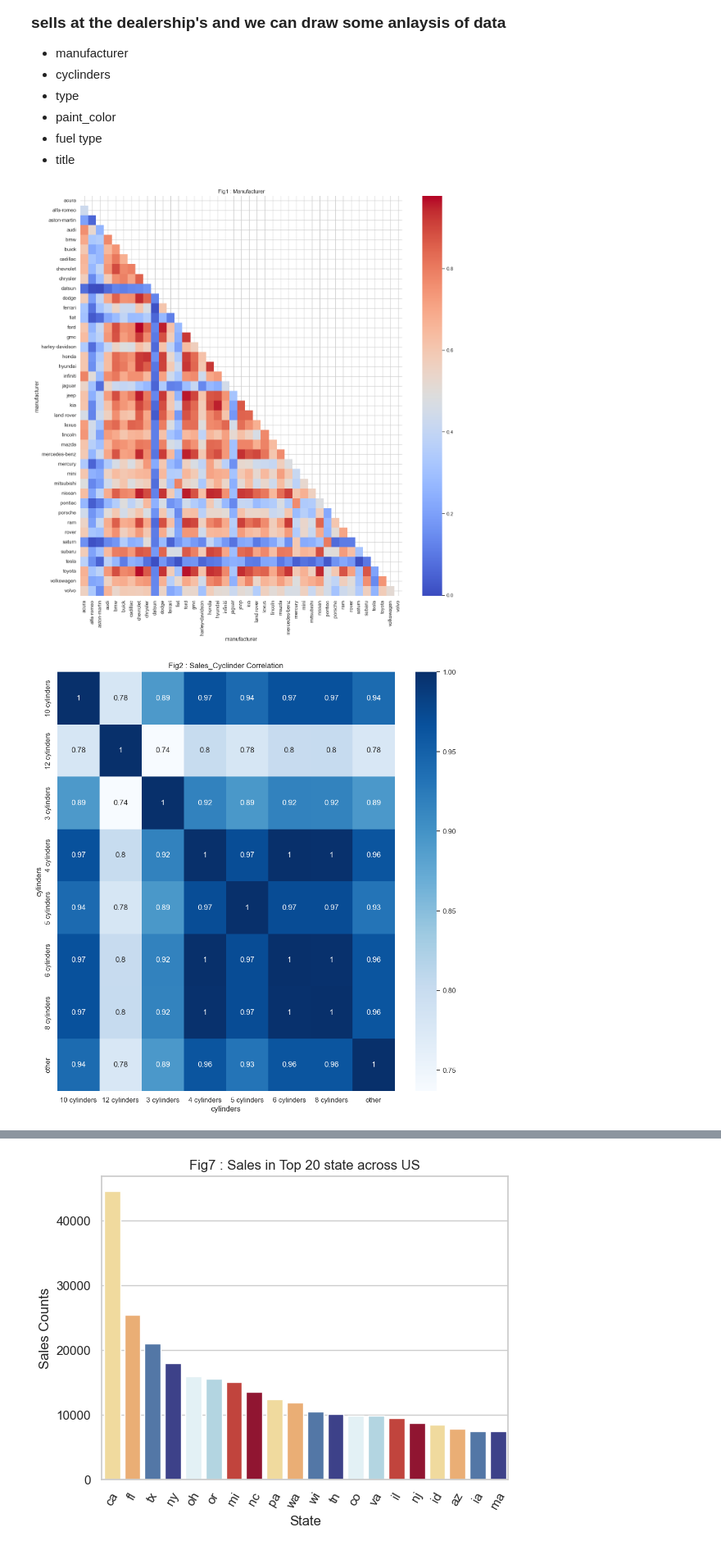
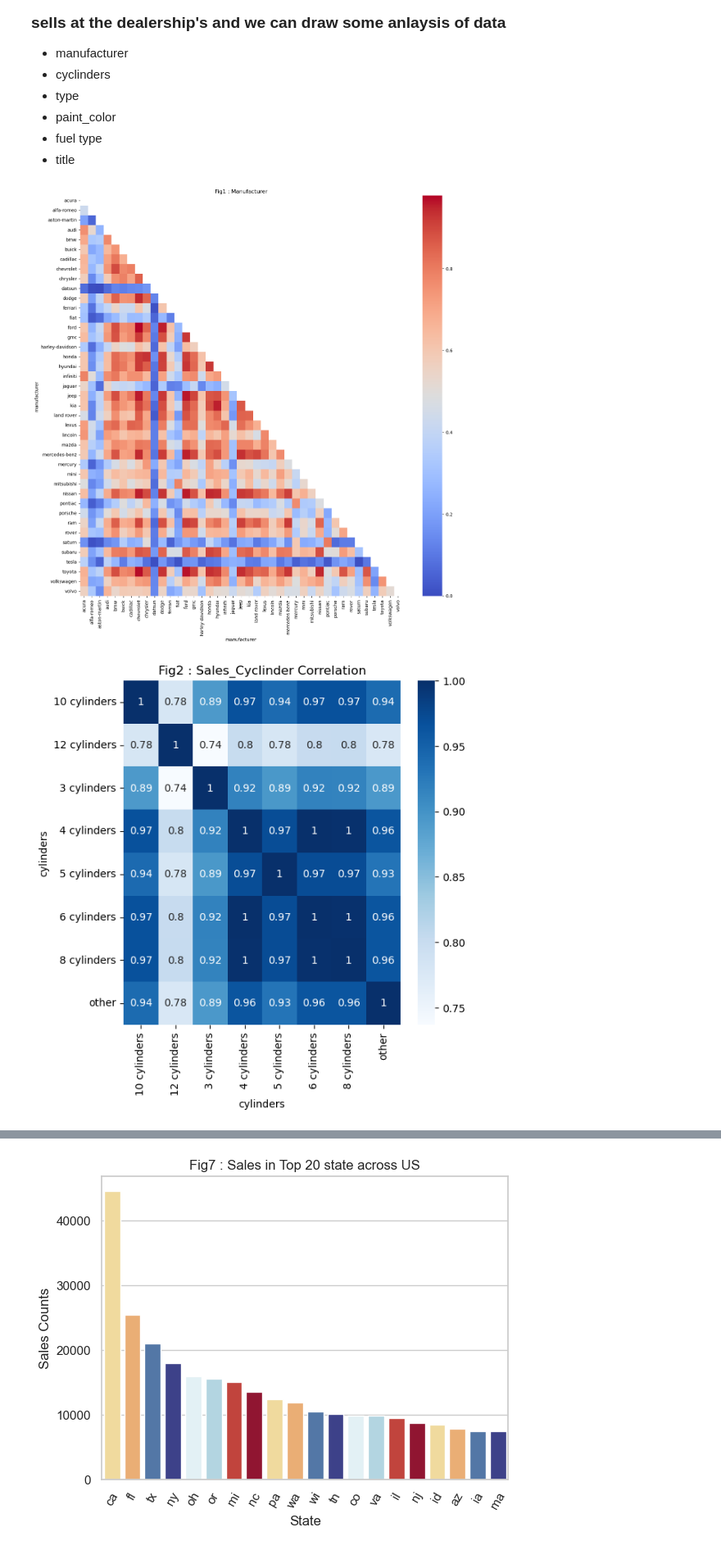
Before and after one commit to smunjal/AIML, a Jupyter notebook: PA_11/module_11.ipynb, the cells around one changed output, grey strips where cells are left out. Shown at 82% size. Drawn from its saved outputs; the diff is of its cells as text; code cells hidden in the pictures.

```diff
--- a/PA_11/module_11.ipynb
+++ b/PA_11/module_11.ipynb
@@ -351,23 +337,23 @@ plt.figure(figsize=(16,16))
 corr_data = pd.crosstab(used_cars_df.price, used_cars_df.manufacturer).corr()
 matrix = np.triu(corr_data)
 sns.heatmap(corr_data, cmap= 'coolwarm', mask=matrix)
-title, figcounter = getFigTitle(figcounter, 'Manufacturer')
+title, figcounter = cf.getFigTitle(figcounter, 'Manufacturer')
 plt.title(title)
 plt.savefig(images_path+title)
 plt.show()
 # %% [output]
-[figure, old version]
+[figure, new version]
 # %%
-plt.figure(figsize=(12,12))
+plt.figure(figsize=(6,6))
 corr_data_cycinder_sales = pd.crosstab(used_cars_df.price, used_cars_df.cylinders.sort_values()).corr()
 #matrix = np.triu(corr_data)
 sns.heatmap(corr_data_cycinder_sales, annot=True, cmap= 'Blues')
-title, figcounter = getFigTitle(figcounter, 'Sales_Cyclinder Correlation')
+title, figcounter = cf.getFigTitle(figcounter, 'Sales_Cyclinder Correlation')
 plt.title(title)
 plt.savefig(images_path+title)
 plt.show()
 # %% [output]
-[figure, old version]
+[figure, new version]
 # %%
 # Plot some bunch of features
 palette = ["#fee090", "#fdae61", "#4575b4", "#313695", "#e0f3f8", "#abd9e9", "#d73027", "#a50026"]
```
Also changed, not shown: parts of 59 cells of this notebook, 1 other file.
